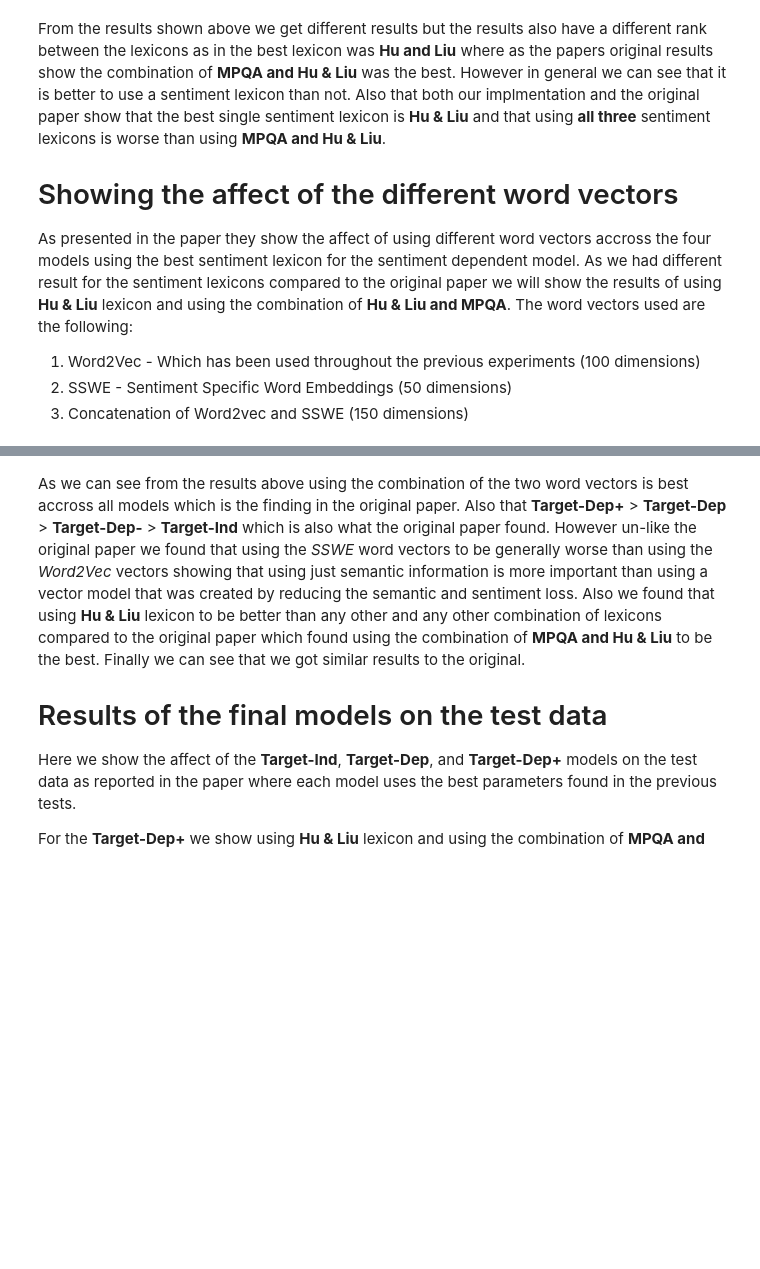
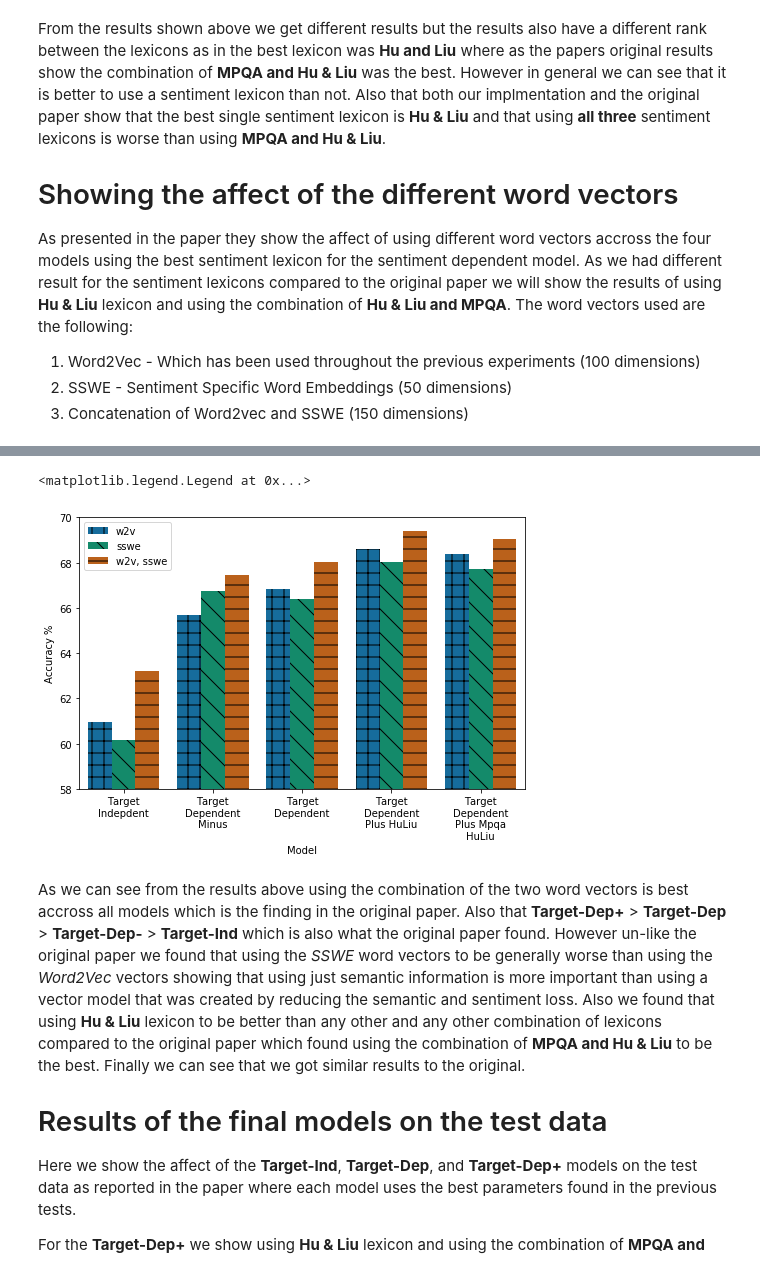
Before and after one commit to apmoore1/Bella, a Jupyter notebook: notebooks/target_model.ipynb, the cells around one changed output, grey strips where cells are left out. Cells and saved outputs as stored; diff of their text form; code cells hidden in the pictures; blank space fills up the shorter version.

```diff
--- a/notebooks/target_model.ipynb
+++ b/notebooks/target_model.ipynb
@@ -67,7 +71,7 @@ sswe = SSWE(filter_words=all_words)
 #    grid searching
 ###
 
-n_cpus = 2
+n_cpus = 15
 # %% [markdown]
 # Comparing the three base models
 
@@ -97,4 +130,4 @@ target_dep = TargetDep([w2v])
 # Grid search each of the models and compare to paper results
 all_results = {}
 for model in [target_ind, target_dep_minus, target_dep]:
-    all_results[str(model)] = grid_search_model(model, train_data, train_y)
+    all_results[str(model)] = get_score(grid_search_model(model, train_data, train_y, word_vectors=[[w2v]]))
@@ -254,0 +213,3 @@ sent_results_df
+# %%
+# Instances of the model
+target_dep_plus = TargetDepPlus([w2v], hu_liu_low)
@@ -338,3 +242,40 @@ fig.savefig('Effectiveness of word embedding.png', dpi=300)
+# %%
+vectors = [[w2v], [sswe], [w2v, sswe]]
+vector_results = {}
+# Non Sentiment lexicon models
+for model in [target_ind, target_dep_minus, target_dep]:
+    vector_result = grid_search_model(model, train_data, train_y, word_vectors=vectors)
+    vector_result = get_score(vector_result, 'vector')
+    vector_results[str(model)] = vector_result
+# Sentiment lexicon model, requires a lexicon when grid searching
+for model, lexicon in [(target_dep_plus, hu_liu_low), (target_dep_plus, mpqa_huliu_low)]:
+    vector_result = grid_search_model(model, train_data, train_y,
+                                      word_vectors=vectors, senti_lexicon=[lexicon])
+    vector_result = get_score(vector_result, 'vector')
+    vector_results[f'{str(model)} {str(lexicon)}'] = vector_result
+# %%
+model_score_vectors = [(fill(model,10), score, vectors.strip('[]')) for model, score_vectors in vector_results.items()
+                       for score, vectors in score_vectors]
+vector_graph = defaultdict(list)
+for model_name, score, vectors in model_score_vectors:
+    vector_graph['Model'].append(model_name)
+    vector_graph['Accuracy %'].append(score)
+    vector_graph['Word Vector(s)'].append(vectors)
+ax = sns.barplot(x="Model", y="Accuracy %", hue="Word Vector(s)",
+                 data=pd.DataFrame(vector_graph), palette=sns.color_palette("colorblind"))
+# Sets the hatching
+hatches = ['+', '\\', '-']
+hatch_num = 0
+for i in range(len(model_score_vectors)):
+    ax.patches[i].set_hatch(hatches[hatch_num])
+    if ((i + 1) % 5) == 0:
+        hatch_num += 1
+ax.set(ylim=(58, 70))
+ax.figure.set_size_inches(8,5)
+ax.legend()
+# %% [output]
+<matplotlib.legend.Legend at 0x...>
+[figure, added]
 # %% [markdown]
 As we can see from the results above using the combination of the two word vectors is best accross all models which is the finding in the original paper. Also that **Target-Dep+** > **Target-Dep** > **Target-Dep-** > **Target-Ind** which is also what the original paper found. However un-like the original paper we found that using the *SSWE* word vectors to be generally worse than using the *Word2Vec* vectors showing that using just semantic information is more important than using a vector model that was created by reducing the semantic and sentiment loss. Also we found that using **Hu & Liu** lexicon to be better than any other and any other combination of lexicons compared to the original paper which found using the combination of **MPQA and Hu & Liu** to be the best. Finally we can see that we got similar results to the original.
 
```
Also changed, not shown: parts of 43 cells of this notebook.
